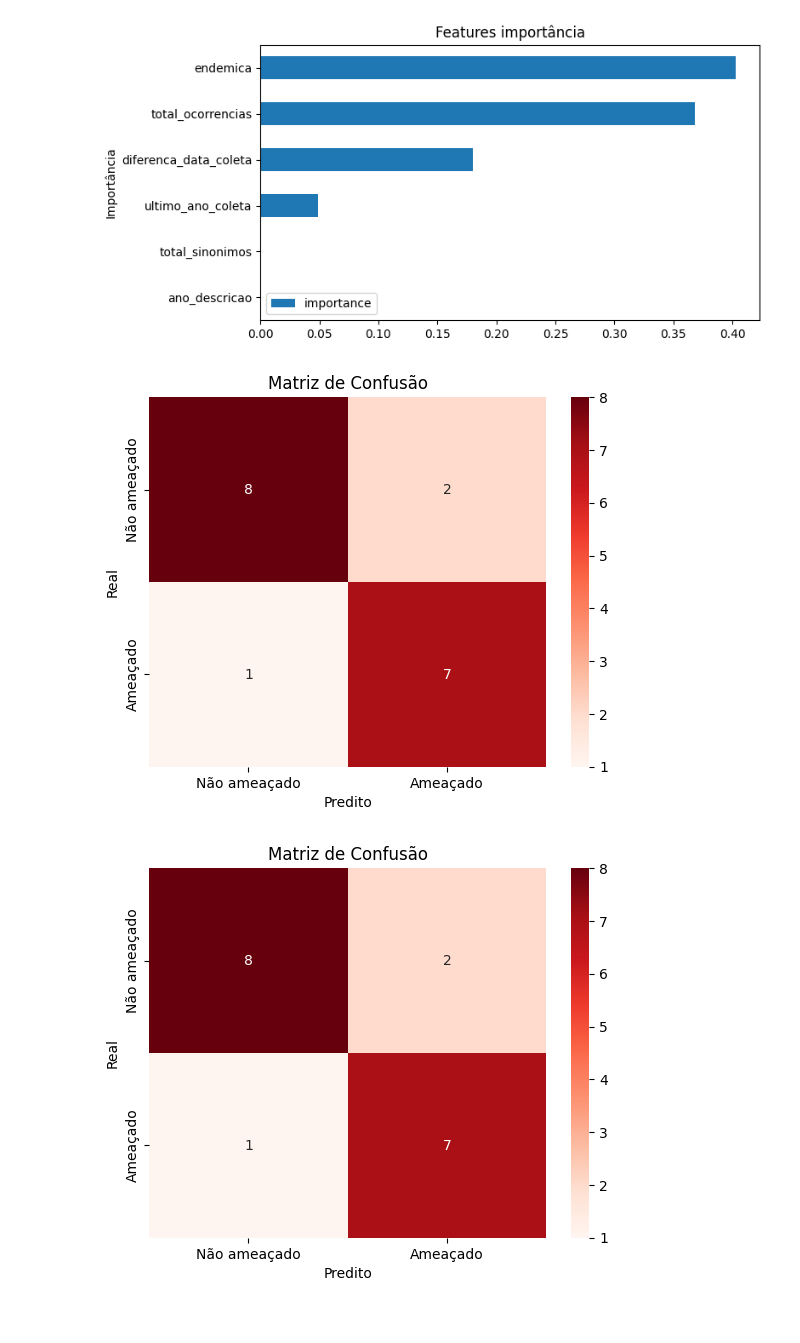
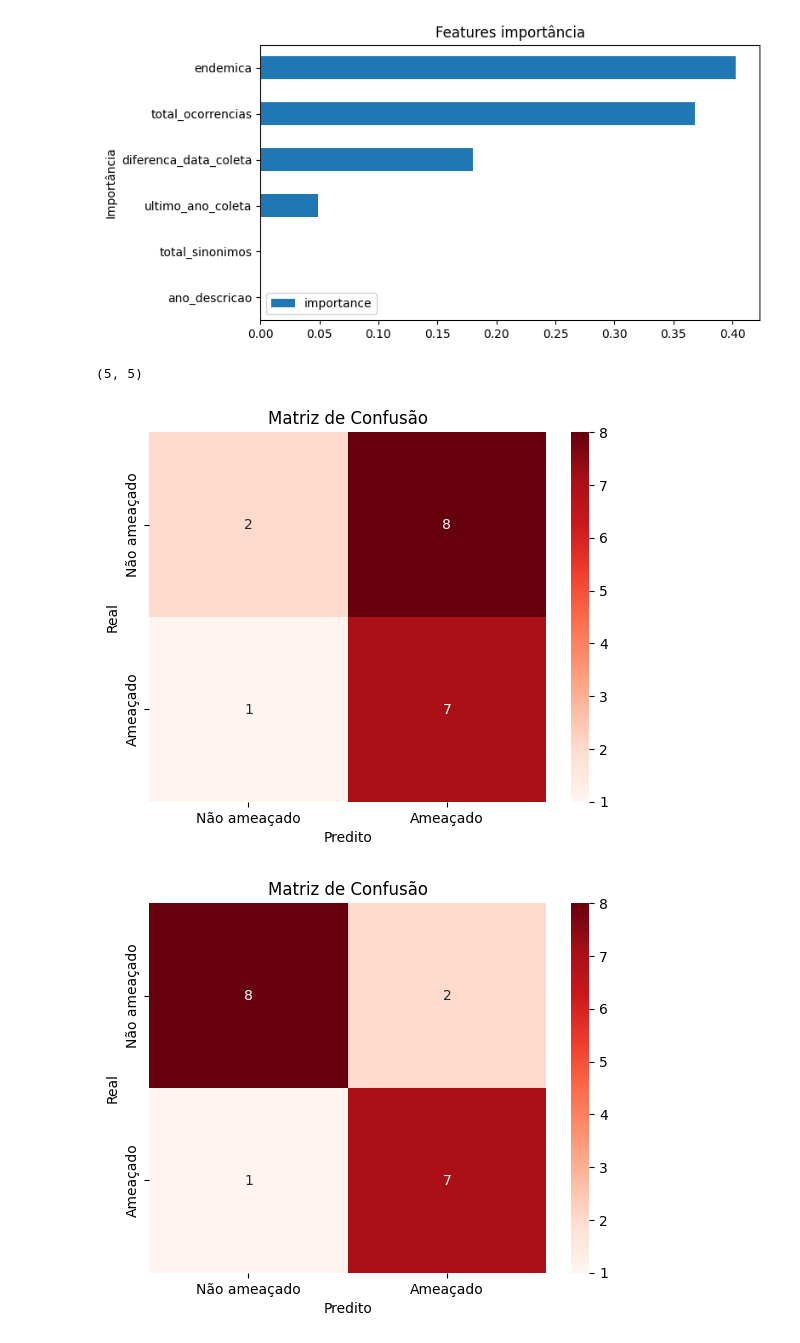
Before and after one commit to xaaaandao/din4072-applied-data-science, a Jupyter notebook: 09clf.ipynb, the cells around one changed output. Cells and saved outputs as stored; diff of their text form; code cells hidden in the pictures.

```diff
--- a/09clf.ipynb
+++ b/09clf.ipynb
@@ -38,6 +38,8 @@ skf.get_n_splits(X, y)
 # %%
 f1_clf_scores = []
 f1_clf2_scores = []
+pred_clf = []
+pred_clf2 = []
 
 for fold, (train_index, test_index) in enumerate(skf.split(X, y)):
     print(f" Fold {fold}:")
@@ -60,6 +62,10 @@ for fold, (train_index, test_index) in enumerate(skf.split(X, y)):
     f1_clf2 = f1_score(y_test, y_pred2, average='weighted')
     f1_clf_scores.append(f1_clf)
     f1_clf2_scores.append(f1_clf2)
+
+    pred_clf.append(y_pred)
+    pred_clf2.append(y_pred2)
+
     print(f" RF F1 Score: {f1_clf} | KNN F1 Score: {f1_clf2}")
 # %% [output]
  Fold 0:
@@ -111,15 +117,19 @@ plt.tight_layout()
 plt.show()
 # %% [output]
 [figure]
+# %%
+len(pred_clf), len(pred_clf2)
+# %% [output]
+(5, 5)
 # %%
-cm = confusion_matrix(y_test, y_pred)
+cm = confusion_matrix(y_test, pred_clf[2])
 classes=["Não ameaçado", "Ameaçado"]
 sns.heatmap(cm, annot=True, fmt="d", cmap="Reds", xticklabels=classes, yticklabels=classes)
 plt.title("Matriz de Confusão")
 plt.xlabel("Predito")
 plt.ylabel("Real")
 plt.savefig("confusion_matrix-rf.png")
 plt.show()
 # %% [output]
-[figure, old version]
+[figure, new version]
 # %%
```
Also changed, not shown: parts of 1 cell of this notebook, 4 other files.
